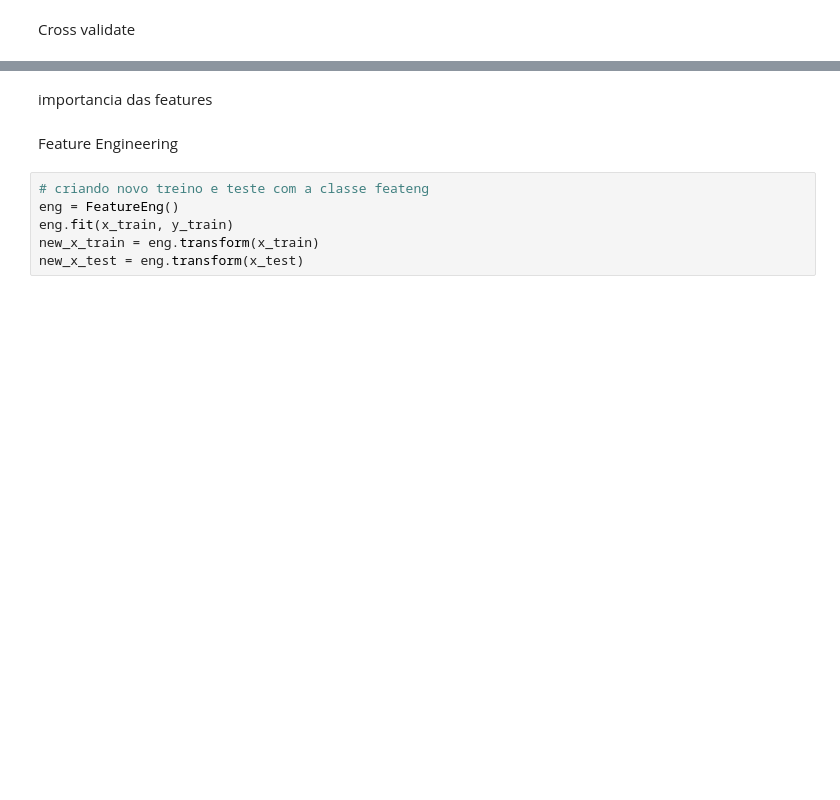
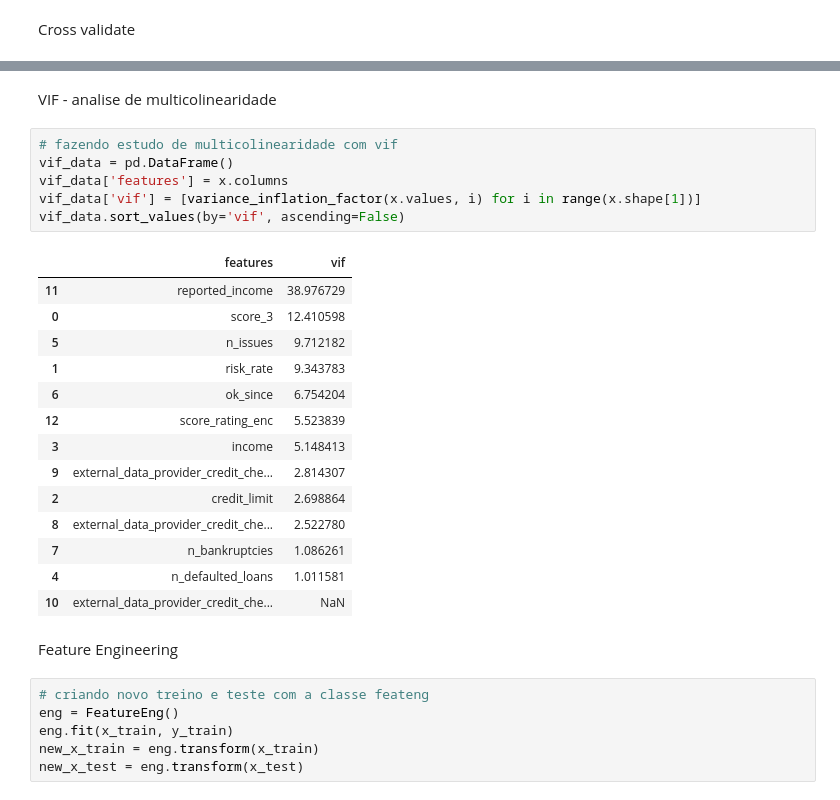
Before and after one commit to WesleySouza13/Nubank-Credit-Risk, a Jupyter notebook: notebooks/modeling.ipynb, the cells around one changed output, grey strips where cells are left out. Saved outputs shown, nothing was run; the diff lists cells and outputs as text; blank space fills up the shorter version.

```diff
--- a/notebooks/modeling.ipynb
+++ b/notebooks/modeling.ipynb
@@ -219,5 +219,26 @@ display(df_cross)
-# %% [markdown]
-importancia das features
+# %% [markdown]
+VIF - analise de multicolinearidade
+# %%
+# fazendo estudo de multicolinearidade com vif
+vif_data = pd.DataFrame()
+vif_data['features'] = x.columns
+vif_data['vif'] = [variance_inflation_factor(x.values, i) for i in range(x.shape[1])]
+vif_data.sort_values(by='vif', ascending=False)
+# %% [output]
+|  | features | vif |
+| 11 | reported_income | 38.976729 |
+| 0 | score_3 | 12.410598 |
+| 5 | n_issues | 9.712182 |
+| 1 | risk_rate | 9.343783 |
+| 6 | ok_since | 6.754204 |
+| 12 | score_rating_enc | 5.523839 |
+| 3 | income | 5.148413 |
+| 9 | external_data_provider_credit_che... | 2.814307 |
+| 2 | credit_limit | 2.698864 |
+| 8 | external_data_provider_credit_che... | 2.522780 |
+| 7 | n_bankruptcies | 1.086261 |
+| 4 | n_defaulted_loans | 1.011581 |
+| 10 | external_data_provider_credit_che... | NaN |
 # %% [markdown]
 Feature Engineering
 # %%
```
Also changed, not shown: parts of 6 cells of this notebook, 4 other files.
